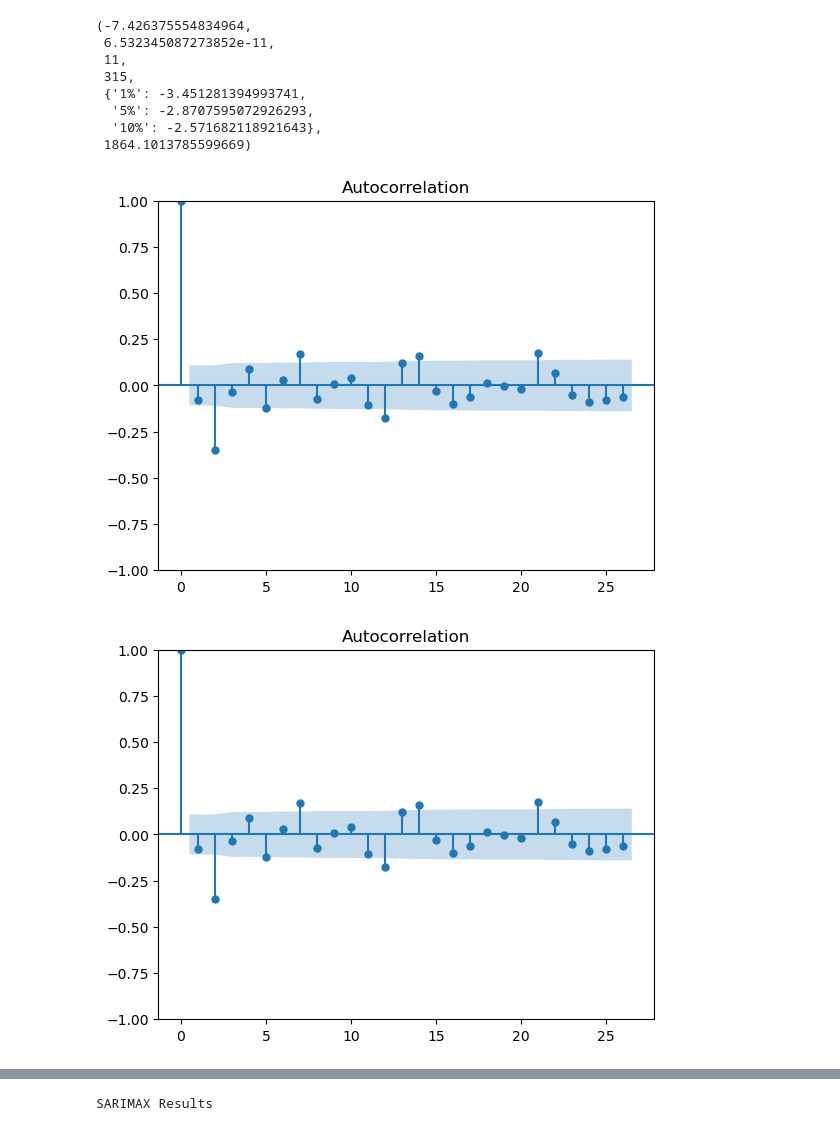
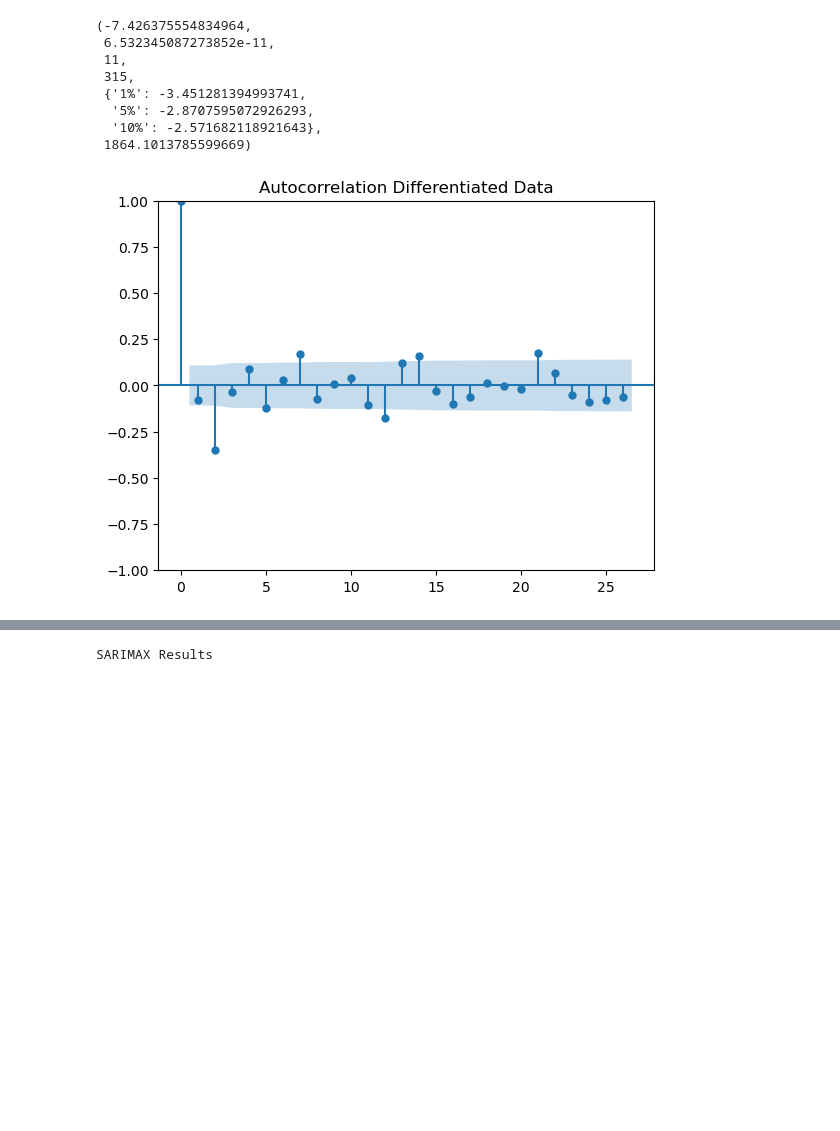
Before and after one commit to Er90Space/IntegratedCA2_ML-DV_CCT, a Jupyter notebook: CA2_ML_Dvis.ipynb, the cells around one changed output, grey strips where cells are left out. Drawn from its saved outputs; the diff is of its cells as text; code cells hidden in the pictures; blank space fills up the shorter version.

```diff
--- a/CA2_ML_Dvis.ipynb
+++ b/CA2_ML_Dvis.ipynb
@@ -270,9 +269,9 @@ adfuller(train.diff(1).dropna())
 # %%
 # Plot acf on differentiated train set.
 plot_acf(train.diff(1).dropna())
+plt.title('Autocorrelation Differentiated Data');
 # %% [output]
-[figure, old version]
+[figure, new version]
-[figure, removed]
 # %%
 # Plot pacf on differentiated train set.
 plot_pacf(train.diff(1).dropna())
```
Also changed, not shown: parts of 6 cells of this notebook, 3 other files.
